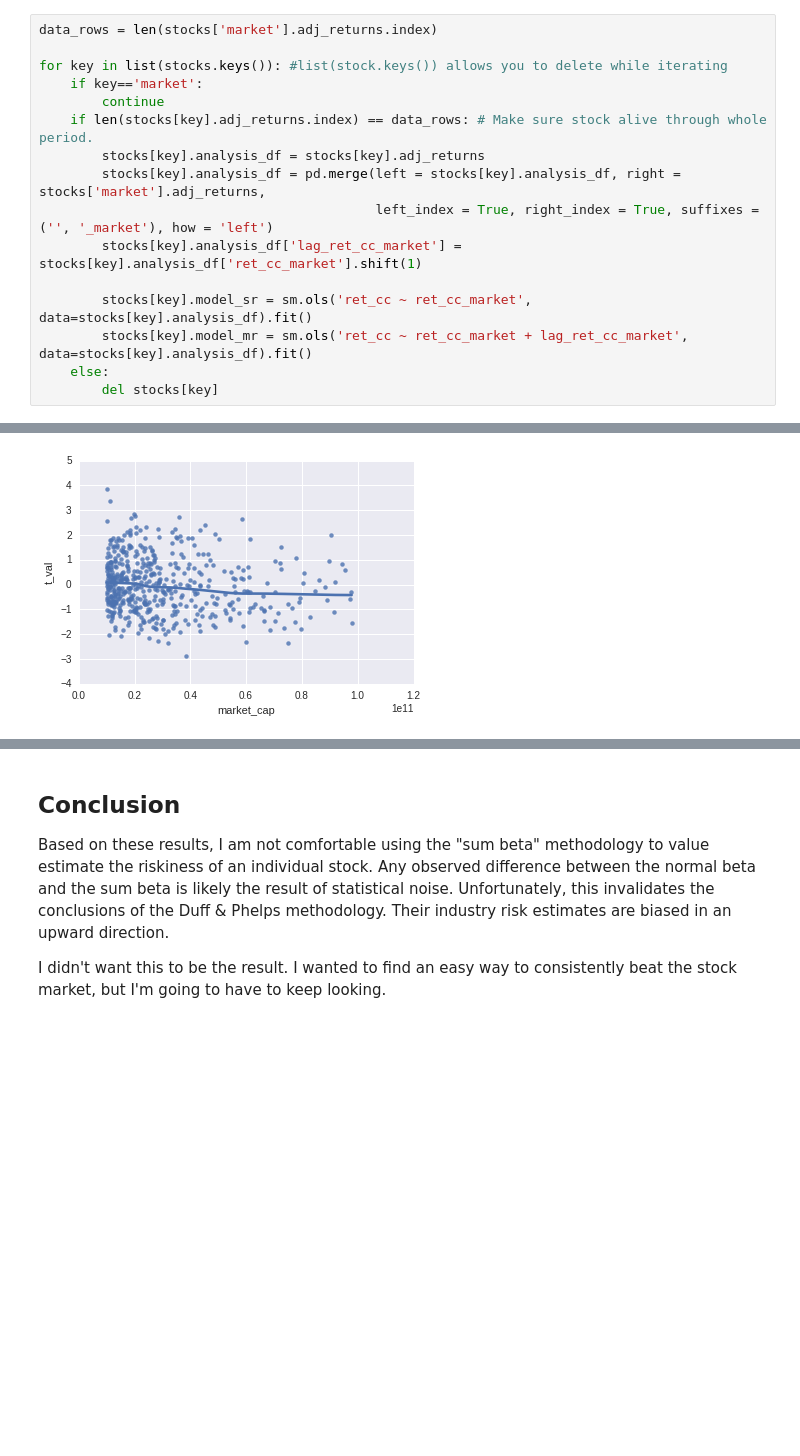
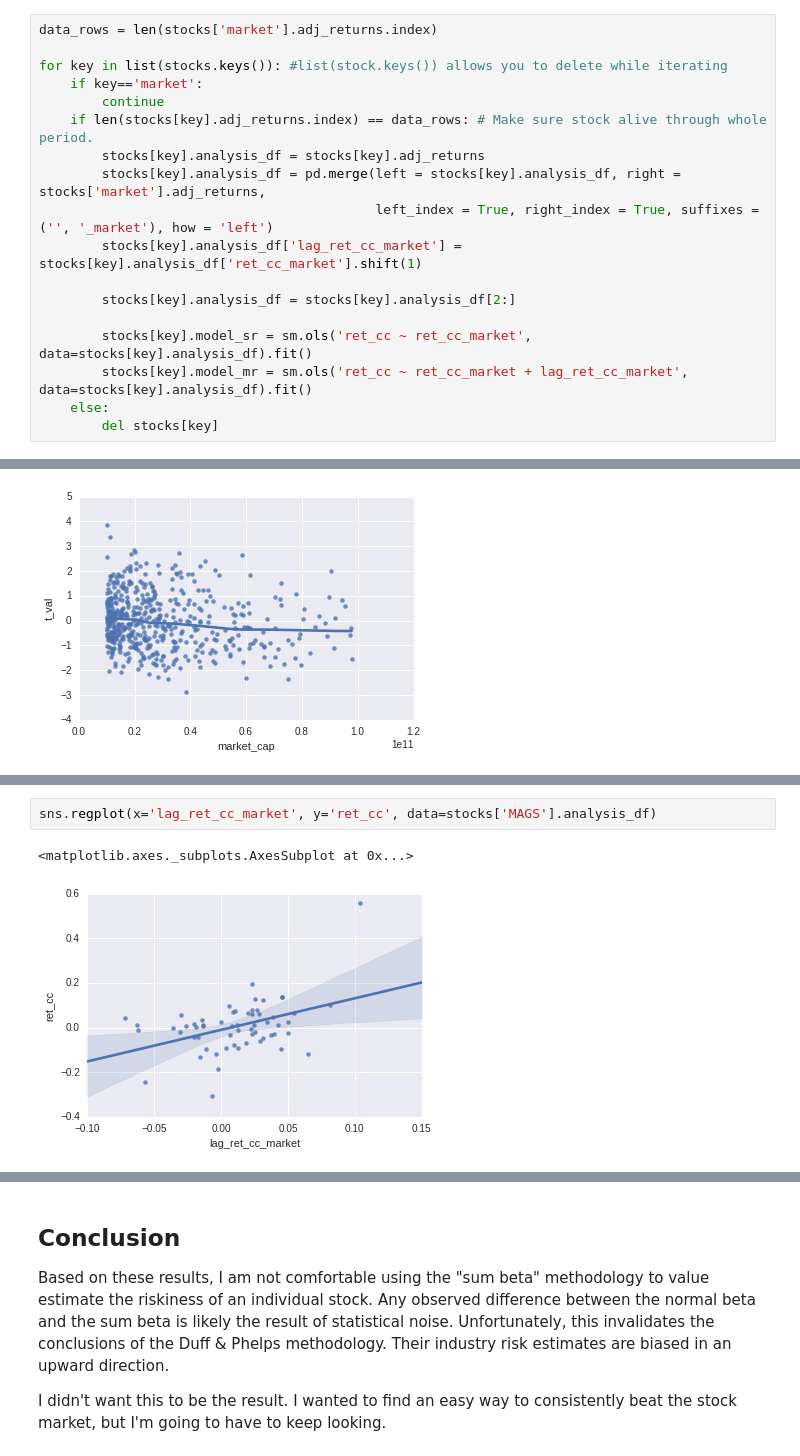
Before and after one commit to Anhmike/wmcm, a Jupyter notebook: ddm_tests/Beta_Lag_Effect.ipynb, the cells around one changed output, grey strips where cells are left out. Cells and saved outputs as stored; diff of their text form; blank space fills up the shorter version.

```diff
--- a/ddm_tests/Beta_Lag_Effect.ipynb
+++ b/ddm_tests/Beta_Lag_Effect.ipynb
@@ -287,6 +299,8 @@ for key in list(stocks.keys()): #list(stock.keys()) allows you to delete while i
                                            left_index = True, right_index = True, suffixes = ('', '_market'), how = 'left')
         stocks[key].analysis_df['lag_ret_cc_market'] = stocks[key].analysis_df['ret_cc_market'].shift(1)
 
+        stocks[key].analysis_df = stocks[key].analysis_df[2:]
+
         stocks[key].model_sr = sm.ols('ret_cc ~ ret_cc_market', data=stocks[key].analysis_df).fit()
         stocks[key].model_mr = sm.ols('ret_cc ~ ret_cc_market + lag_ret_cc_market', data=stocks[key].analysis_df).fit()
     else:
@@ -348,0 +382,5 @@ plot_data['aic_likes_mr'].mean()
+# %%
+sns.regplot(x='lag_ret_cc_market', y='ret_cc', data=stocks['MAGS'].analysis_df)
+# %% [output]
+<matplotlib.axes._subplots.AxesSubplot at 0x...>
+[figure, added]
```
Also changed, not shown: parts of 21 cells of this notebook.
